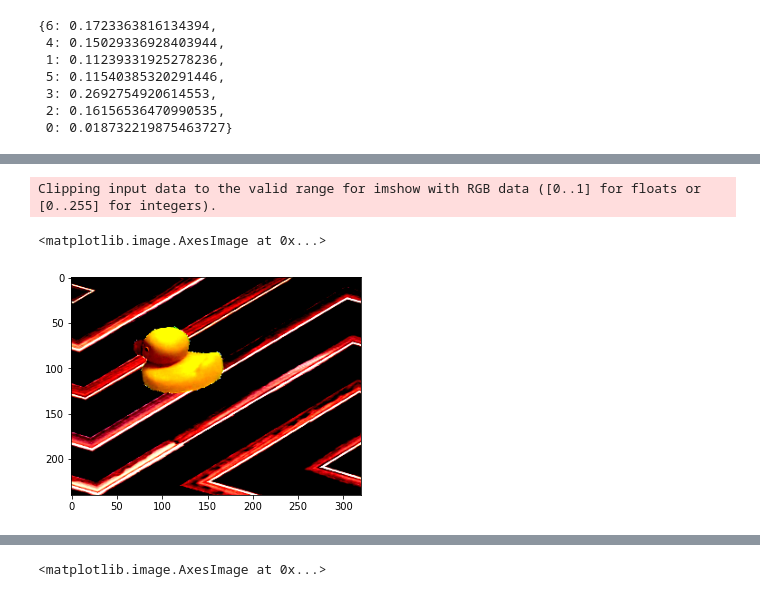
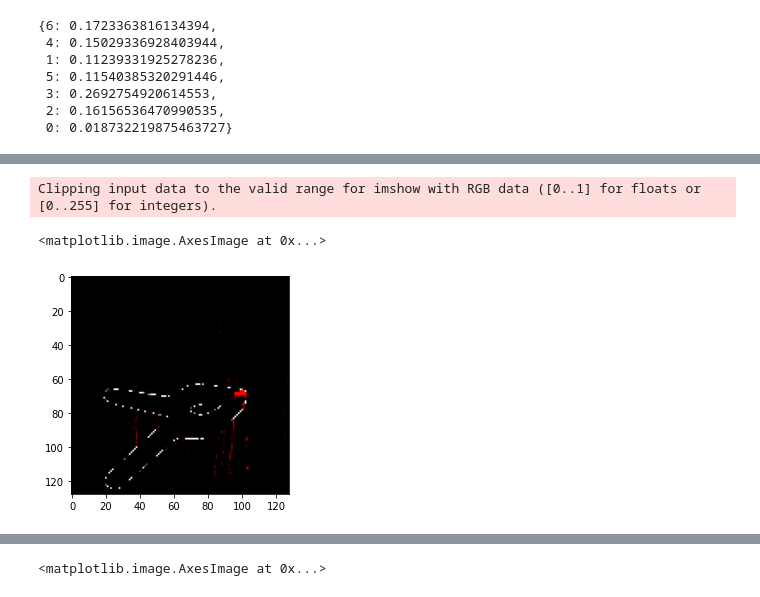
Before and after one commit to PawelPeczek/YetAnotherSegmentationExperiment, a Jupyter notebook: notebooks/KerasGeneratorUsage.ipynb, the cells around one changed output, grey strips where cells are left out. Saved outputs shown, nothing was run; the diff lists cells and outputs as text; code cells hidden in the pictures.

```diff
--- a/notebooks/KerasGeneratorUsage.ipynb
+++ b/notebooks/KerasGeneratorUsage.ipynb
@@ -82,6 +82,6 @@ print(y.shape)
 # %%
-plt.imshow(X[11])
+plt.imshow(X[2])
 # %% [output]
 Clipping input data to the valid range for imshow with RGB data ([0..1] for floats or [0..255] for integers).
 <matplotlib.image.AxesImage at 0x...>
-[figure, old version]
+[figure, new version]
```
Also changed, not shown: parts of 5 cells of this notebook, 18 other files.
